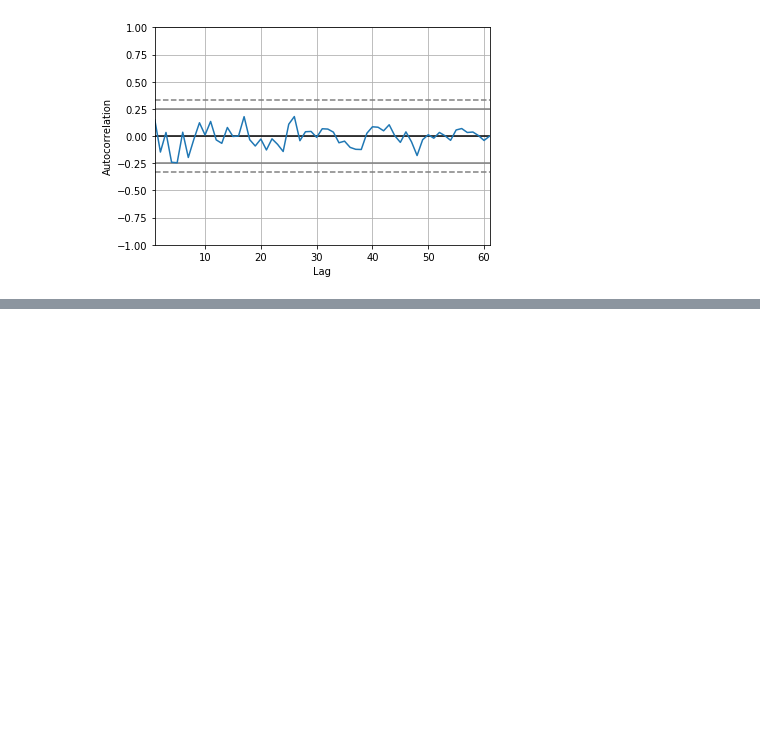
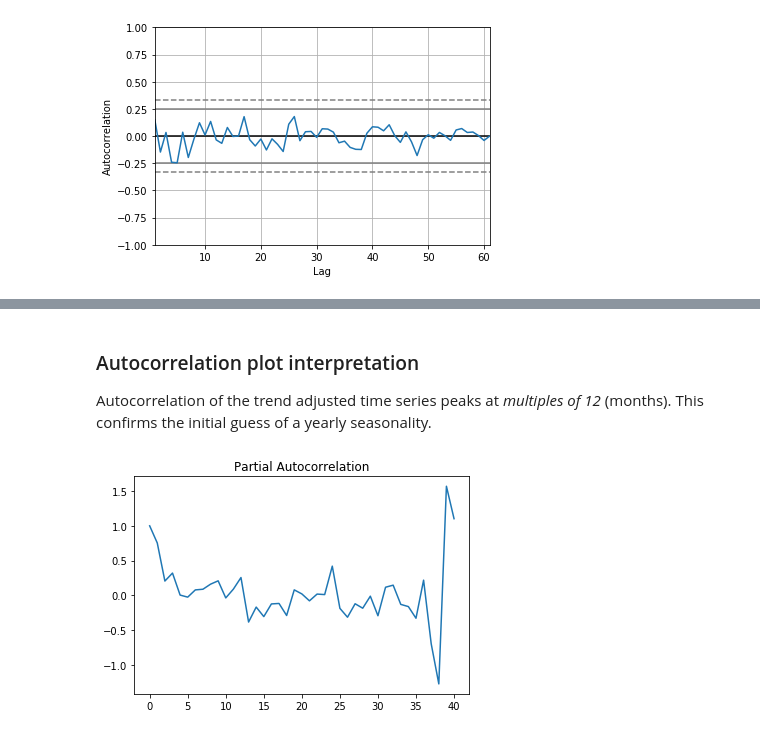
Before and after one commit to luphord/australian-housing-exercise, a Jupyter notebook: notebooks/3.0-Exploring-timeseries.ipynb, the cells around one changed output, grey strips where cells are left out. Cells and saved outputs as stored; diff of their text form; code cells hidden in the pictures; blank space fills up the shorter version.

```diff
--- a/notebooks/3.0-Exploring-timeseries.ipynb
+++ b/notebooks/3.0-Exploring-timeseries.ipynb
@@ -60,0 +77,8 @@ autocorrelation_plot(res.resid[~res.resid['Value'].isna()]);
+# %% [markdown]
+### Autocorrelation plot interpretation
+Autocorrelation of the trend adjusted time series peaks at *multiples of 12* (months). This confirms the initial guess of a yearly seasonality.
+# %%
+plt.plot(pacf(ts));
+plt.title('Partial Autocorrelation');
+# %% [output]
+[figure, added]
```
Also changed, not shown: parts of 10 cells of this notebook, 1 other file.
